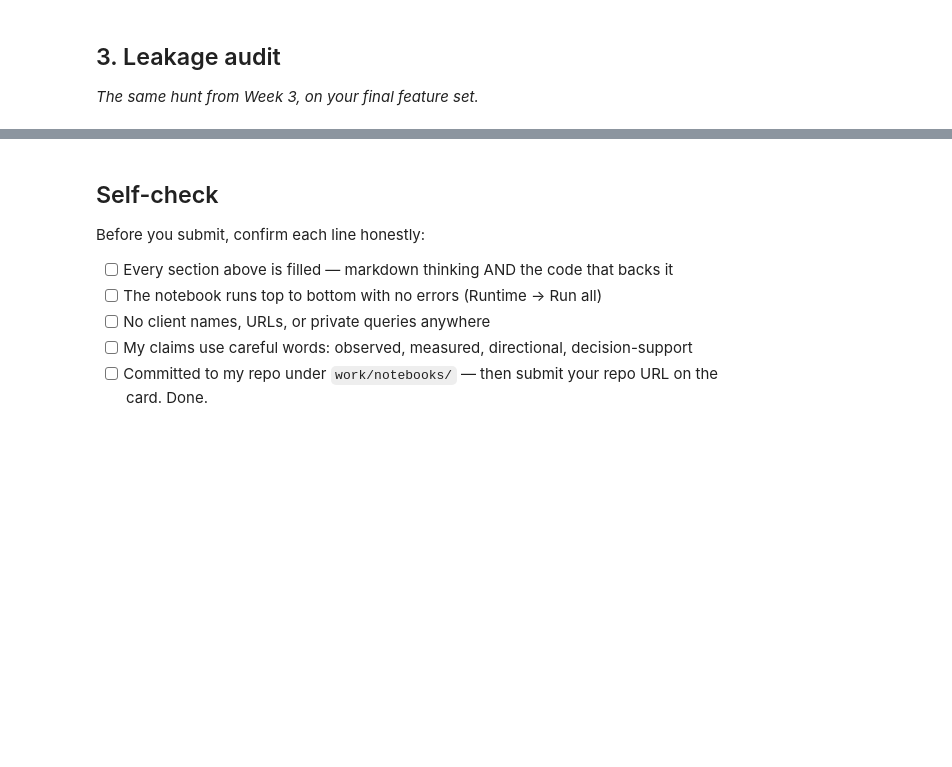
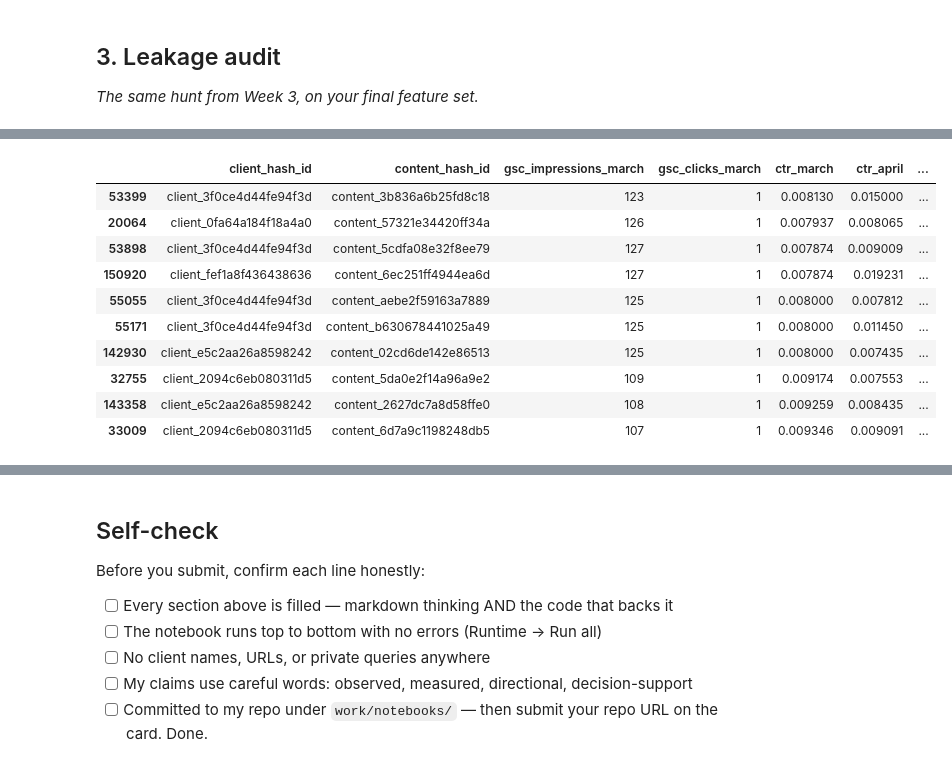
Before and after one commit to Wajiha-Waqar/FlyRankInternship, a Jupyter notebook: work/notebooks/w06_validation_audit.ipynb, the cells around one changed output, grey strips where cells are left out. Cells and saved outputs as stored; diff of their text form; code cells hidden in the pictures; blank space fills up the shorter version.

```diff
--- a/work/notebooks/w06_validation_audit.ipynb
+++ b/work/notebooks/w06_validation_audit.ipynb
@@ -29,0 +893,38 @@ This skeleton is yours to fill. Work the sections **in order** — each one has
+# %%
+rf_top_100 = audit_test[
+    audit_test["rf_rank"] <= 100
+]
+
+rf_false_positives = rf_top_100[
+    rf_top_100["refresh_outcome"] == 0
+].sort_values(
+    "rf_score",
+    ascending=False
+)
+
+rf_false_positives[
+    [
+        "client_hash_id",
+        "content_hash_id",
+        "gsc_impressions_march",
+        "gsc_clicks_march",
+        "ctr_march",
+        "ctr_april",
+        "ctr_change_pct",
+        "rf_score",
+        "rf_rank",
+        "refresh_outcome"
+    ]
+].head(10)
+# %% [output]
+|  | client_hash_id | content_hash_id | gsc_impressions_march | gsc_clicks_march | ctr_march | ctr_april | ... |
+| 53399 | client_3f0ce4d44fe94f3d | content_3b836a6b25fd8c18 | 123 | 1 | 0.008130 | 0.015000 | ... |
+| 20064 | client_0fa64a184f18a4a0 | content_57321e34420ff34a | 126 | 1 | 0.007937 | 0.008065 | ... |
+| 53898 | client_3f0ce4d44fe94f3d | content_5cdfa08e32f8ee79 | 127 | 1 | 0.007874 | 0.009009 | ... |
+| 150920 | client_fef1a8f436438636 | content_6ec251ff4944ea6d | 127 | 1 | 0.007874 | 0.019231 | ... |
+| 55055 | client_3f0ce4d44fe94f3d | content_aebe2f59163a7889 | 125 | 1 | 0.008000 | 0.007812 | ... |
+| 55171 | client_3f0ce4d44fe94f3d | content_b630678441025a49 | 125 | 1 | 0.008000 | 0.011450 | ... |
+| 142930 | client_e5c2aa26a8598242 | content_02cd6de142e86513 | 125 | 1 | 0.008000 | 0.007435 | ... |
+| 32755 | client_2094c6eb080311d5 | content_5da0e2f14a96a9e2 | 109 | 1 | 0.009174 | 0.007553 | ... |
+| 143358 | client_e5c2aa26a8598242 | content_2627dc7a8d58ffe0 | 108 | 1 | 0.009259 | 0.008435 | ... |
+| 33009 | client_2094c6eb080311d5 | content_6d7a9c1198248db5 | 107 | 1 | 0.009346 | 0.009091 | ... |
```
Also changed, not shown: parts of 47 cells of this notebook.
